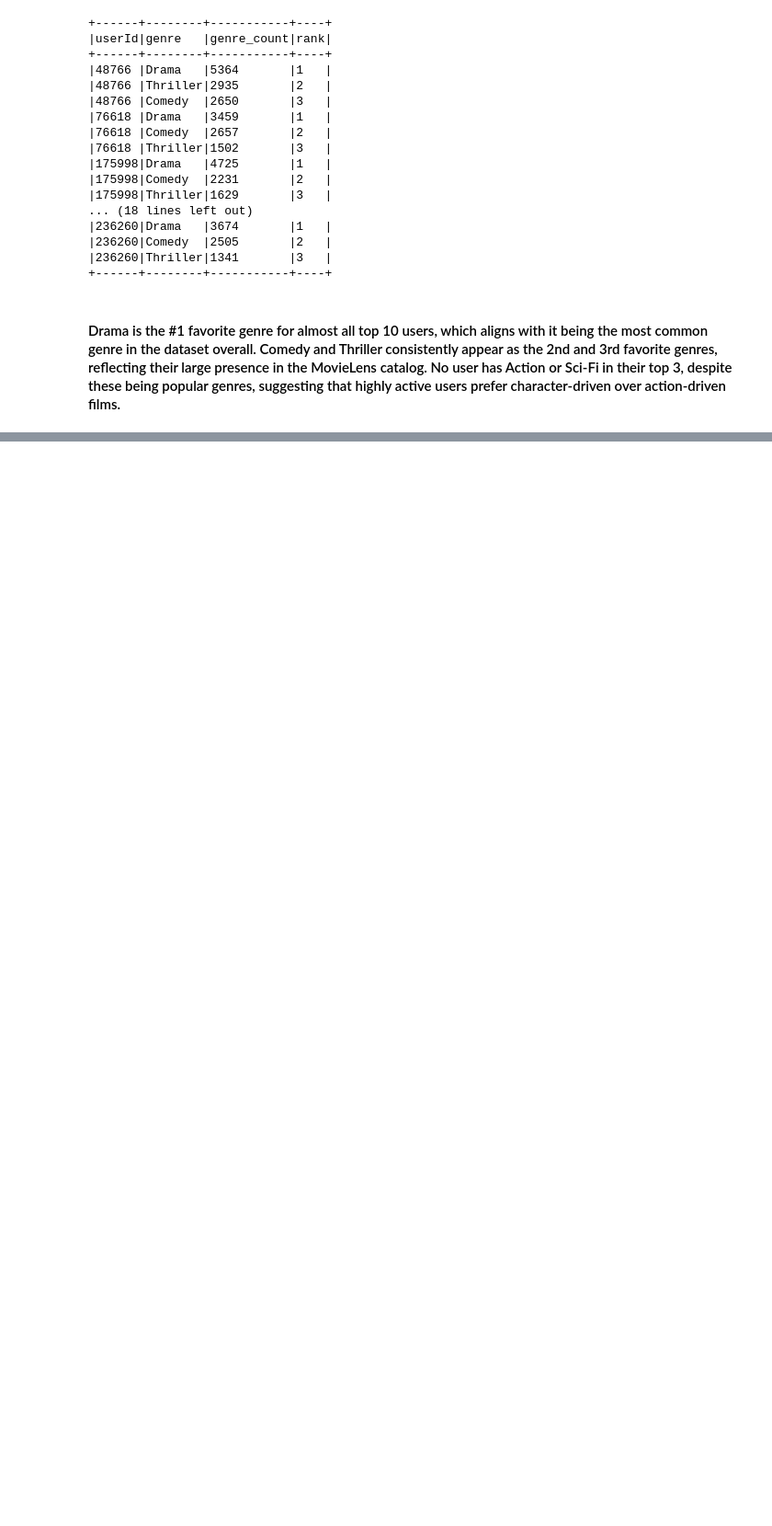
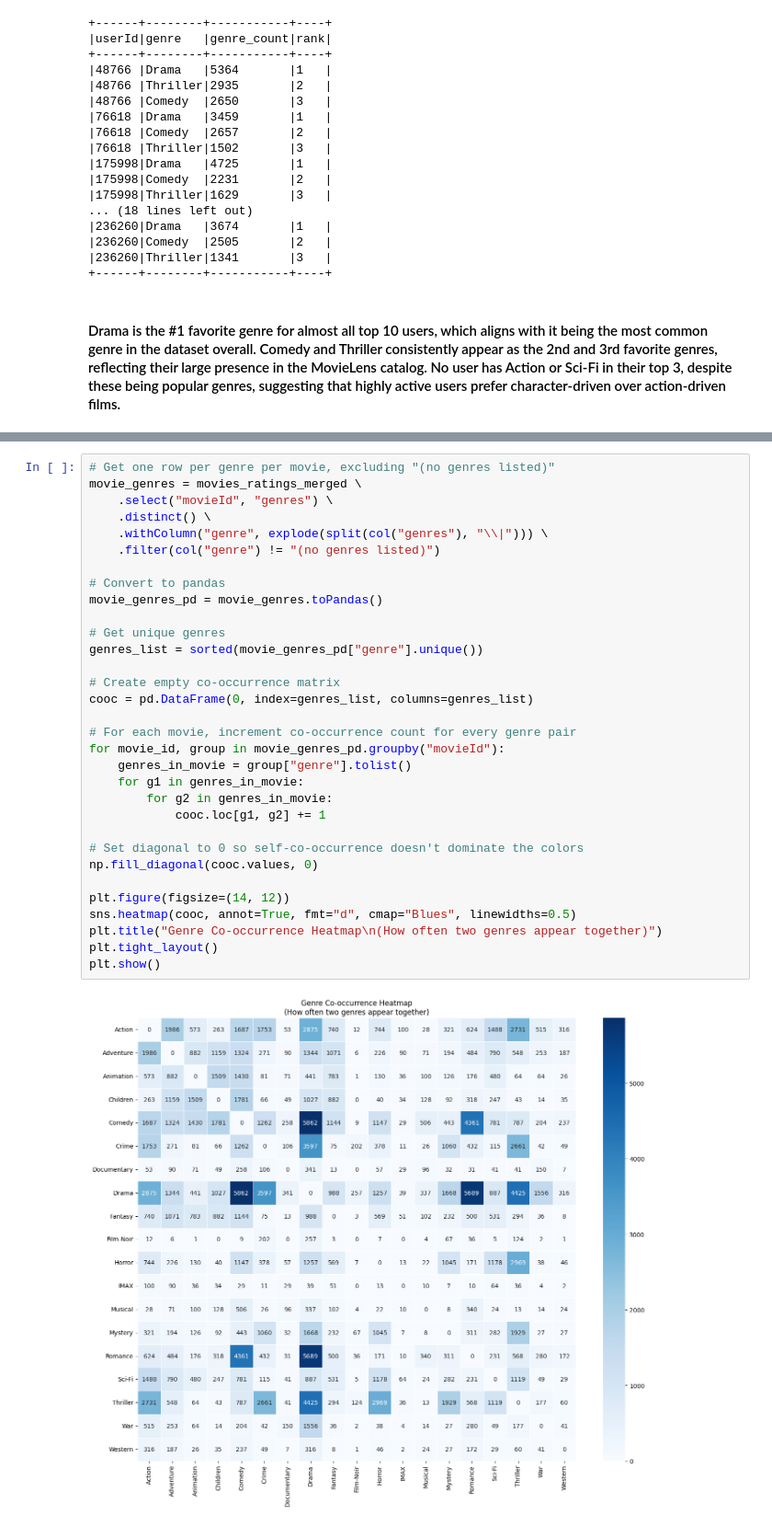
Before and after one commit to alexpanayi474/DSC511-MovieLens-Project, a Jupyter notebook: DSC_511_MovieLens.ipynb, the cells around one changed output, grey strips where cells are left out. Shown at 92% size. Saved outputs shown, nothing was run; the diff lists cells and outputs as text; blank space fills up the shorter version.

```diff
--- a/DSC_511_MovieLens.ipynb
+++ b/DSC_511_MovieLens.ipynb
@@ -672,0 +742,34 @@ top10_fav_genres.show(30, truncate=False)
+# %%
+# Get one row per genre per movie, excluding "(no genres listed)"
+movie_genres = movies_ratings_merged \
+    .select("movieId", "genres") \
+    .distinct() \
+    .withColumn("genre", explode(split(col("genres"), "\\|"))) \
+    .filter(col("genre") != "(no genres listed)")
+
+# Convert to pandas
+movie_genres_pd = movie_genres.toPandas()
+
+# Get unique genres
+genres_list = sorted(movie_genres_pd["genre"].unique())
+
+# Create empty co-occurrence matrix
+cooc = pd.DataFrame(0, index=genres_list, columns=genres_list)
+
+# For each movie, increment co-occurrence count for every genre pair
+for movie_id, group in movie_genres_pd.groupby("movieId"):
+    genres_in_movie = group["genre"].tolist()
+    for g1 in genres_in_movie:
+        for g2 in genres_in_movie:
+            cooc.loc[g1, g2] += 1
+
+# Set diagonal to 0 so self-co-occurrence doesn't dominate the colors
+np.fill_diagonal(cooc.values, 0)
+
+plt.figure(figsize=(14, 12))
+sns.heatmap(cooc, annot=True, fmt="d", cmap="Blues", linewidths=0.5)
+plt.title("Genre Co-occurrence Heatmap\n(How often two genres appear together)")
+plt.tight_layout()
+plt.show()
+# %% [output]
+[figure, added]
```
Also changed, not shown: parts of 7 cells of this notebook.
